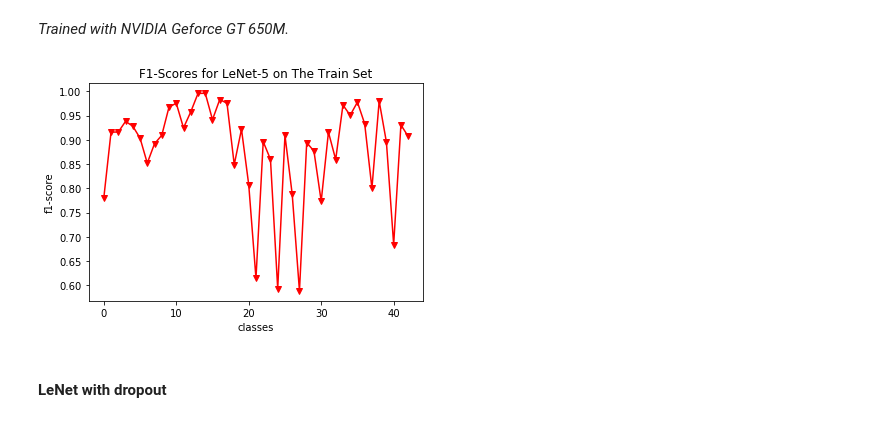
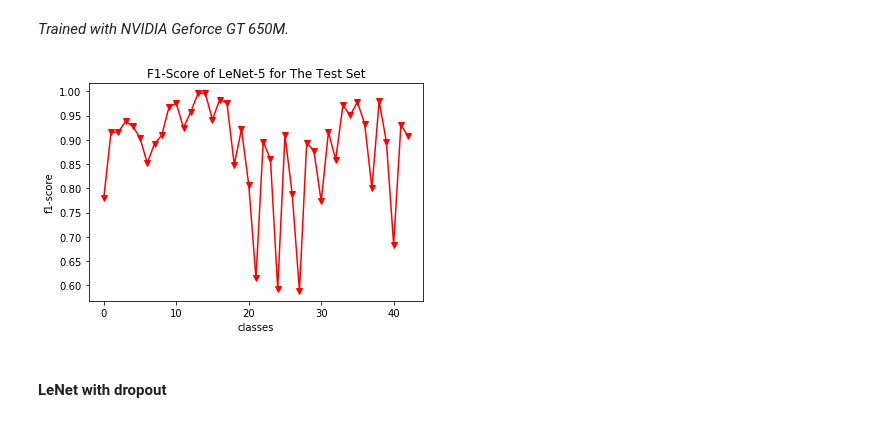
Before and after one commit to musa-atlihan/CarND-German-Traffic-Sign-Classifier-Project, a Jupyter notebook: Traffic_Sign_Classifier.ipynb, the cells around one changed output. Cells and saved outputs as stored; diff of their text form; code cells hidden in the pictures.

```diff
--- a/Traffic_Sign_Classifier.ipynb
+++ b/Traffic_Sign_Classifier.ipynb
@@ -527,17 +527,17 @@ Total run time 4.9915 minutes
 # %%
 # plot f1 scores
 path = './saved-lenet/best-test-f1-scores.pkl'
 with open(path, mode='rb') as f:
     score_list = pickle.load(f)
     classes = np.arange(43)
     plt.plot(classes, score_list, marker='v', color='red')
-    plt.title('F1-Scores for LeNet-5 on The Train Set')
+    plt.title('F1-Score of LeNet-5 for The Test Set')
     plt.ylabel('f1-score')
     plt.xlabel('classes')
     plt.show()
     plt.close()
 # %% [output]
-[figure, old version]
+[figure, new version]
 # %% [markdown]
 #### LeNet with dropout
 # %%
```
Also changed, not shown: parts of 12 cells of this notebook.
